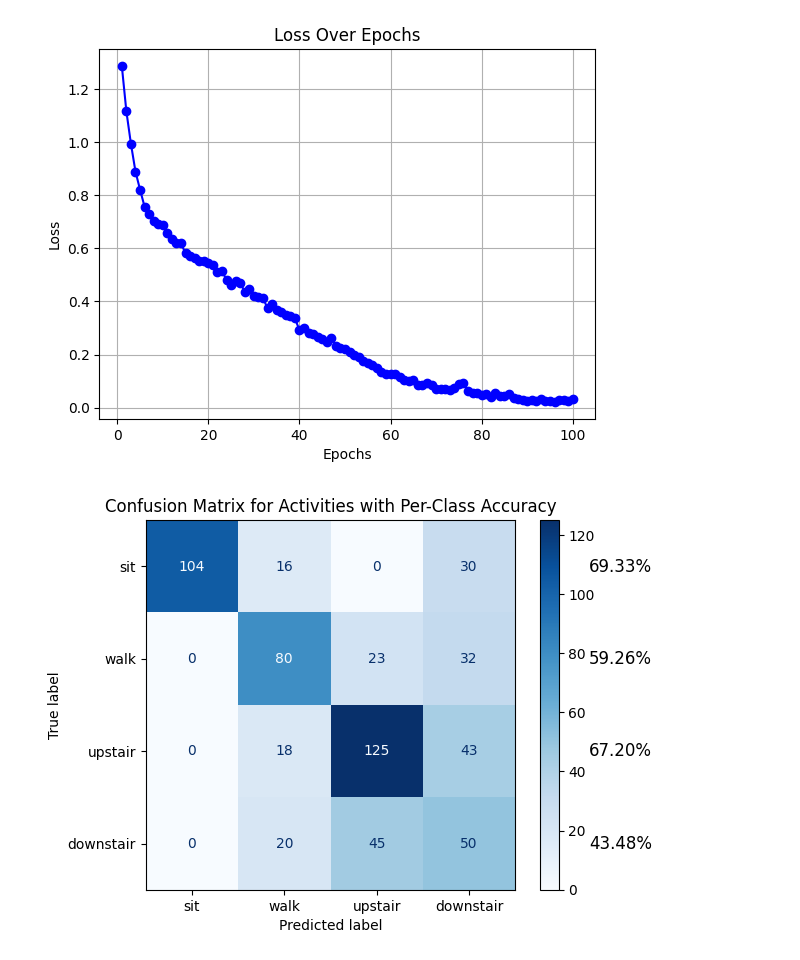
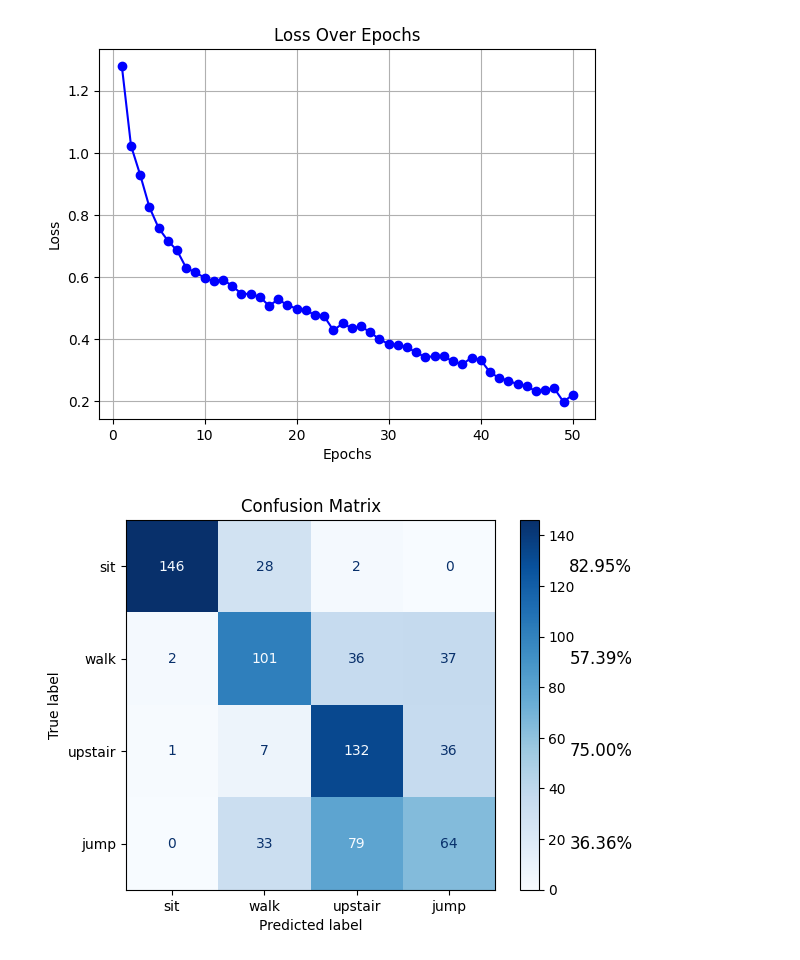
Before and after one commit to yuanhengm17/mgh-research-classification, a Jupyter notebook: CNN.ipynb, the cells around one changed output. Drawn from its saved outputs; the diff is of its cells as text; code cells hidden in the pictures.

```diff
--- a/CNN.ipynb
+++ b/CNN.ipynb
@@ -1,9 +1,9 @@
 # %%
 import firebase_admin
-import pandas as pd
 import numpy as np
 import matplotlib.pyplot as plt
 from firebase_admin import credentials, firestore
+import pandas as pd
 import torch
 import torch.nn as nn
 import torch.nn.functional as F
@@ -14,7 +14,7 @@ import numpy as np
 
 # Firebase Initialization
 cred = credentials.Certificate("adminkey.json")
-firebase_admin.initialize_app(cred)
+#firebase_admin.initialize_app(cred)
 db = firestore.client()
 
 import logging
@@ -23,7 +23,7 @@ logging.basicConfig(filename='training_log.txt', level=logging.INFO, format='%(a
 # Constants
 INCLUDE_ONLY = ['Stephen', 'Lillian', 'Ren', 'Yuanheng', 'Ethan']
 ACTIVITIES = ['sit', 'walk', 'upstair','downstair']
-CHUNK_SIZE = 0.5  # in seconds (can be a decimal)
+CHUNK_SIZE = 0.25  # in seconds (can be a decimal)
 SAMPLING_RATE = 100  # Hz
 START_FROM, END_TO = 200, 300
 NUM_CLASSES = 4
@@ -30,6 +32,6 @@ NUM_CLASSES = 4
 # %%
 # Data Structures
-def fetch_data(collection_name, activities, include_only, time_start=500, time_end=8000):
+def fetch_data(collection_name, activities, include_only, time_start=500, time_end=6000):
     """Fetch and preprocess data from Firestore."""
     data, docs = [], []
     for person in db.collection(collection_name).stream():
@@ -205,7 +227,7 @@ def calculate_accuracy(loader, model):
     return accuracy
 # %%
 # Training loop with validation
-epochs = 100
+epochs = 50
 losses = []
 for epoch in range(epochs):
     model.train()
@@ -257,14 +279,14 @@ plt.ylabel('Loss')
 plt.grid(True)
 plt.show()
 # %% [output]
-[figure, old version]
+[figure, new version]
 # %%
 # Import necessary libraries
 from sklearn.metrics import confusion_matrix, ConfusionMatrixDisplay
 import matplotlib.pyplot as plt
 
 # Activities for the Confusion matrix
-ACTIVITIES = ['sit', 'walk','upstair','downstair']
+ACTIVITIES = ['sit', 'walk','upstair','jump']
 
 # Model evaluation (confusion matrix)
 model.eval()
@@ -273,35 +295,35 @@ all_labels = []
 
 # Loop through the test loader to collect predictions and true labels
 with torch.no_grad():
     for batch_X, batch_y in test_loader:
         outputs = model(batch_X)
         _, predicted = torch.max(outputs, 1)
         all_predictions.extend(predicted.cpu().numpy())
         all_labels.extend(batch_y.cpu().numpy())
 
 # Compute the confusion matrix, explicitly specifying the labels
 conf_matrix = confusion_matrix(all_labels, all_predictions, labels=[0, 1, 2,3])
 
 # Assuming conf_matrix and ACTIVITIES are already defined
 class_accuracies = np.diag(conf_matrix) / np.sum(conf_matrix, axis=1)  # Compute per-class accuracy
 
 # Display the confusion matrix
 disp = ConfusionMatrixDisplay(conf_matrix, display_labels=ACTIVITIES)
 fig, ax = plt.subplots()
 disp.plot(cmap=plt.cm.Blues, ax=ax)
 
 # Add per-class accuracy text
 for i, activity in enumerate(ACTIVITIES):
     acc_text = f"{class_accuracies[i] * 100:.2f}%"
     ax.text(
         len(ACTIVITIES) + 0.3, i, acc_text,
         fontsize=12, verticalalignment='center', color='black'
     )
 
-plt.title("Confusion Matrix for Activities with Per-Class Accuracy")
+plt.title("Confusion Matrix")
 plt.show()
 # %% [output]
-[figure, old version]
+[figure, new version]
 # %%
 import torch.nn.functional as F
 
```
Also changed, not shown: parts of 6 cells of this notebook, 7 other files.
